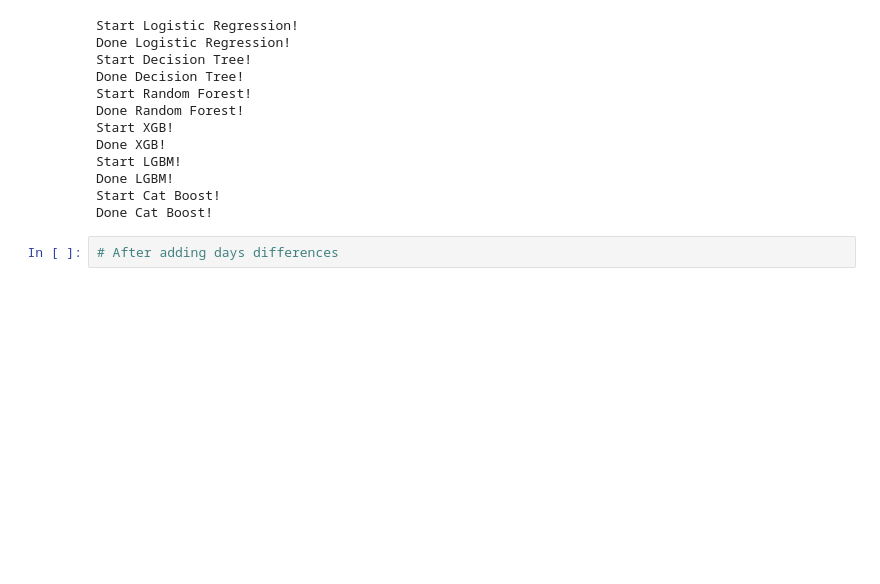
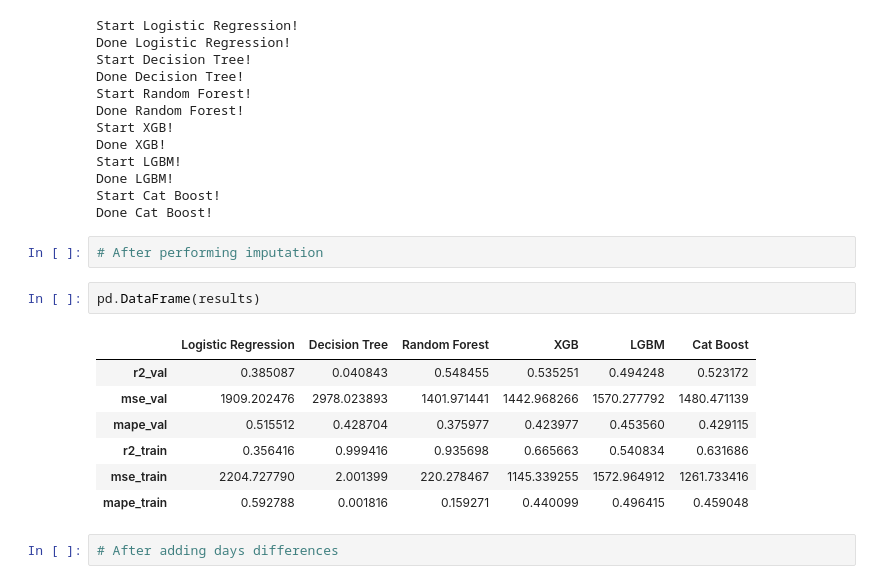
Before and after one commit to utkarshsaboo45/WiDS_climate_change, a Jupyter notebook: model.ipynb, the cells around one changed output. Cells and saved outputs as stored; diff of their text form; blank space fills up the shorter version.

```diff
--- a/model.ipynb
+++ b/model.ipynb
@@ -401,6 +418,18 @@ Start LGBM!
 Done LGBM!
 Start Cat Boost!
 Done Cat Boost!
+# %%
+# After performing imputation
+# %%
+pd.DataFrame(results)
+# %% [output]
+|  | Logistic Regression | Decision Tree | Random Forest | XGB | LGBM | Cat Boost |
+| r2_val | 0.385087 | 0.040843 | 0.548455 | 0.535251 | 0.494248 | 0.523172 |
+| mse_val | 1909.202476 | 2978.023893 | 1401.971441 | 1442.968266 | 1570.277792 | 1480.471139 |
+| mape_val | 0.515512 | 0.428704 | 0.375977 | 0.423977 | 0.453560 | 0.429115 |
+| r2_train | 0.356416 | 0.999416 | 0.935698 | 0.665663 | 0.540834 | 0.631686 |
+| mse_train | 2204.727790 | 2.001399 | 220.278467 | 1145.339255 | 1572.964912 | 1261.733416 |
+| mape_train | 0.592788 | 0.001816 | 0.159271 | 0.440099 | 0.496415 | 0.459048 |
 # %%
 # After adding days differences
 # %%
```
Also changed, not shown: parts of 9 cells of this notebook.
